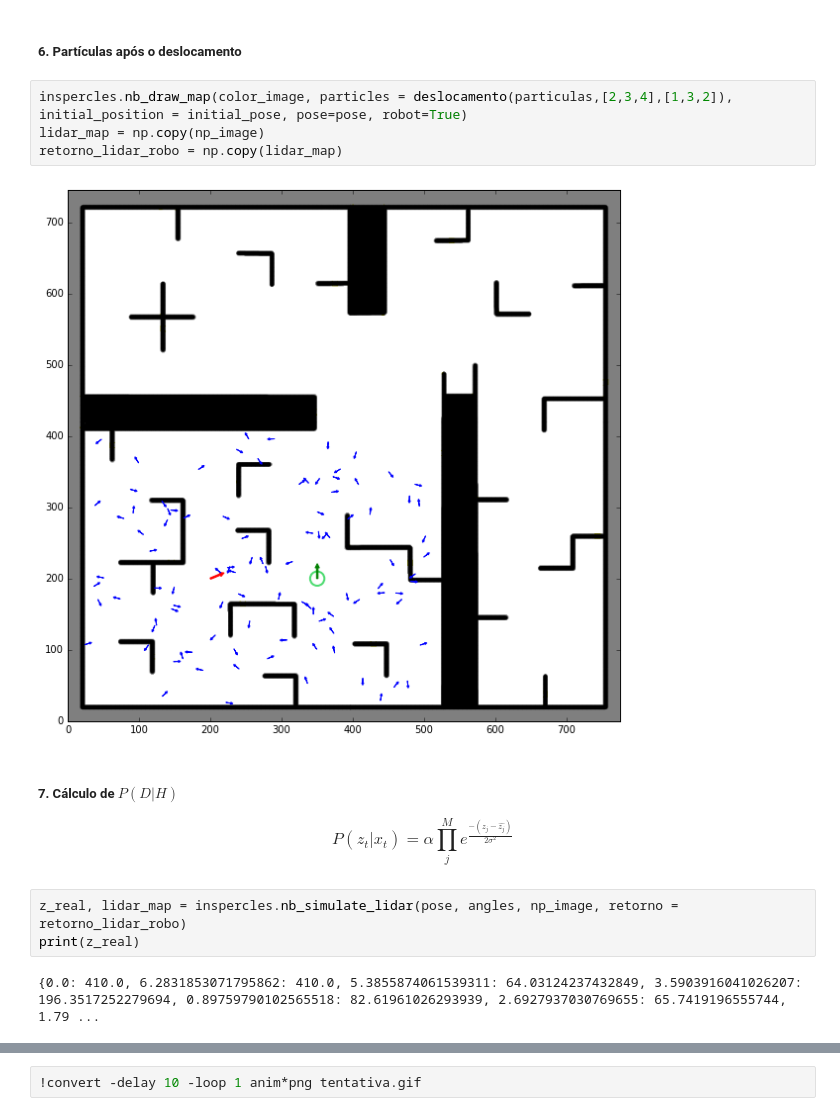
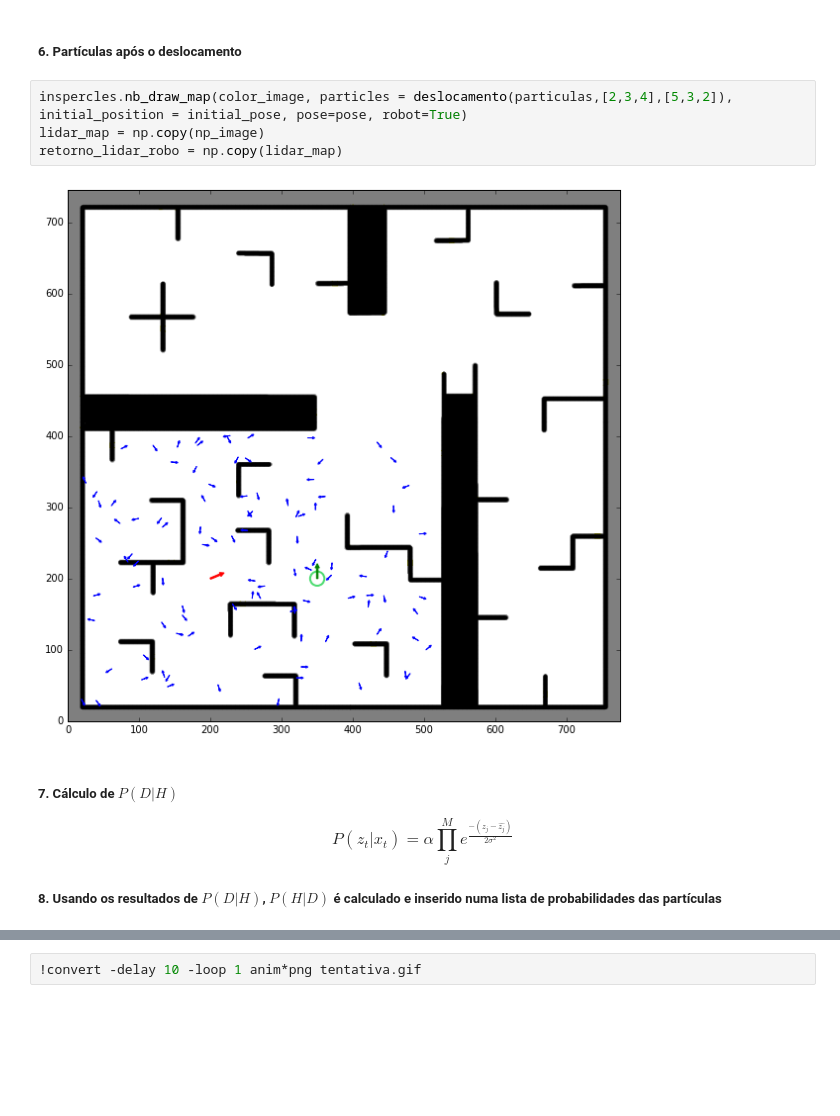
Before and after one commit to ruhman/particle_filter, a Jupyter notebook: particle_filter/jupyter_particle/particula_pericles.ipynb, the cells around one changed output, grey strips where cells are left out. Cells and saved outputs as stored; diff of their text form; blank space fills up the shorter version.

```diff
--- a/particle_filter/jupyter_particle/particula_pericles.ipynb
+++ b/particle_filter/jupyter_particle/particula_pericles.ipynb
@@ -170,16 +170,14 @@ def deslocamento(particulas, delta, std):
 # %% [markdown]
 ##### 6. Partículas após o deslocamento
 # %%
-inspercles.nb_draw_map(color_image, particles = deslocamento(particulas,[2,3,4],[1,3,2]), initial_position = initial_pose, pose=pose, robot=True)
+inspercles.nb_draw_map(color_image, particles = deslocamento(particulas,[2,3,4],[5,3,2]), initial_position = initial_pose, pose=pose, robot=True)
 lidar_map = np.copy(np_image)
 retorno_lidar_robo = np.copy(lidar_map)
 # %% [output]
-[figure, old version]
+[figure, new version]
 # %% [markdown]
 ##### 7. Cálculo de $P(D|H)$
 $$P(z_t | x_t) = \alpha \prod_{j}^M{e^{\frac{-(z_j - \hat{z_j})}{2\sigma^2}}}$$
+
+
+##### 8. Usando os resultados de $P(D|H)$, $P(H|D)$ é calculado e inserido numa lista de probabilidades das partículas
-# %%
-z_real, lidar_map = inspercles.nb_simulate_lidar(pose, angles, np_image, retorno = retorno_lidar_robo)
-print(z_real)
-# %% [output]
-{0.0: 410.0, 6.2831853071795862: 410.0, 5.3855874061539311: 64.03124237432849, 3.5903916041026207: 196.3517252279694, 0.89759790102565518: 82.61961026293939, 2.6927937030769655: 65.7419196555744, 1.79 ...
```
Also changed, not shown: parts of 7 cells of this notebook, 1 other file.
